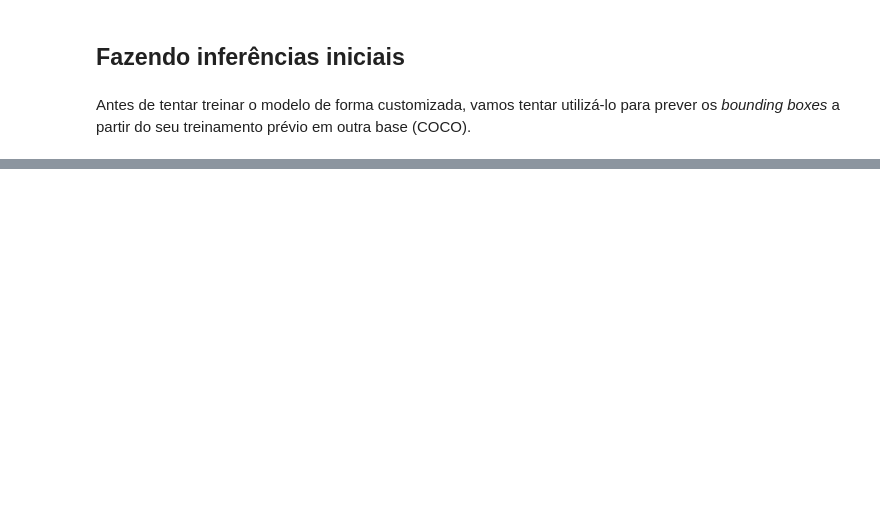
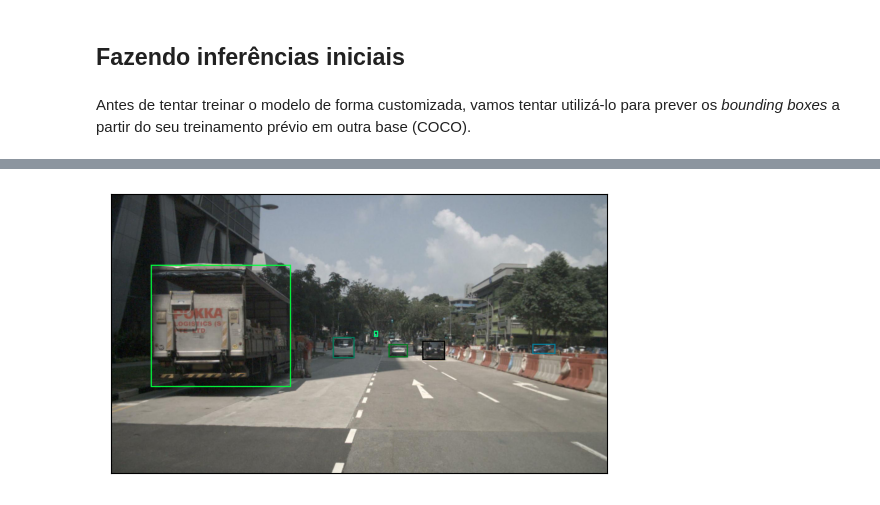
Before and after one commit to VRUs-UFSCar/nuScenes-exploration, a Jupyter notebook: notebooks/models_exploration/faster_rcnn.ipynb, the cells around one changed output, grey strips where cells are left out. Saved outputs shown, nothing was run; the diff lists cells and outputs as text; code cells hidden in the pictures; blank space fills up the shorter version.

```diff
--- a/notebooks/models_exploration/faster_rcnn.ipynb
+++ b/notebooks/models_exploration/faster_rcnn.ipynb
@@ -64,0 +148,2 @@ Antes de tentar treinar o modelo de forma customizada, vamos tentar utilizá-lo
+# %%
+images_list = [image_1, image_2, image_3]
@@ -64,0 +152,16 @@ Antes de tentar treinar o modelo de forma customizada, vamos tentar utilizá-lo
+# %%
+weights = FasterRCNN_ResNet50_FPN_Weights.DEFAULT
+transforms = weights.transforms()
+
+images = [transforms(img) for img in images_list]
+
+model = fasterrcnn_resnet50_fpn(weights=weights, progress=False)
+model = model.eval()
+
+outputs = model(images)
+# %%
+score_threshold = .8
+img_1_with_boxes = draw_bounding_boxes(image_1, boxes=outputs[0]['boxes'][outputs[0]['scores'] > score_threshold], width=4)
+show(img_1_with_boxes)
+# %% [output]
+[figure, added]
```
Also changed, not shown: parts of 16 cells of this notebook.
